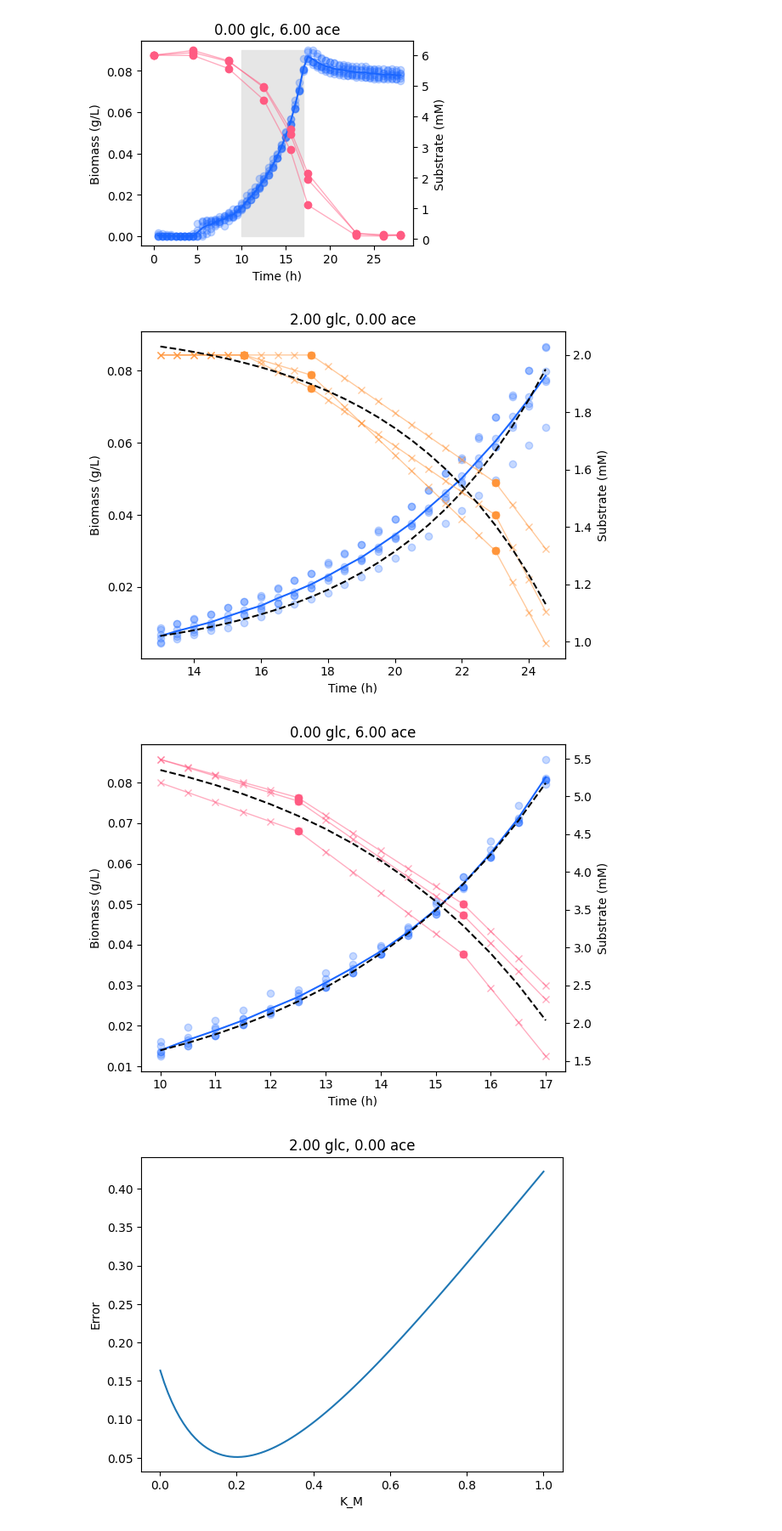
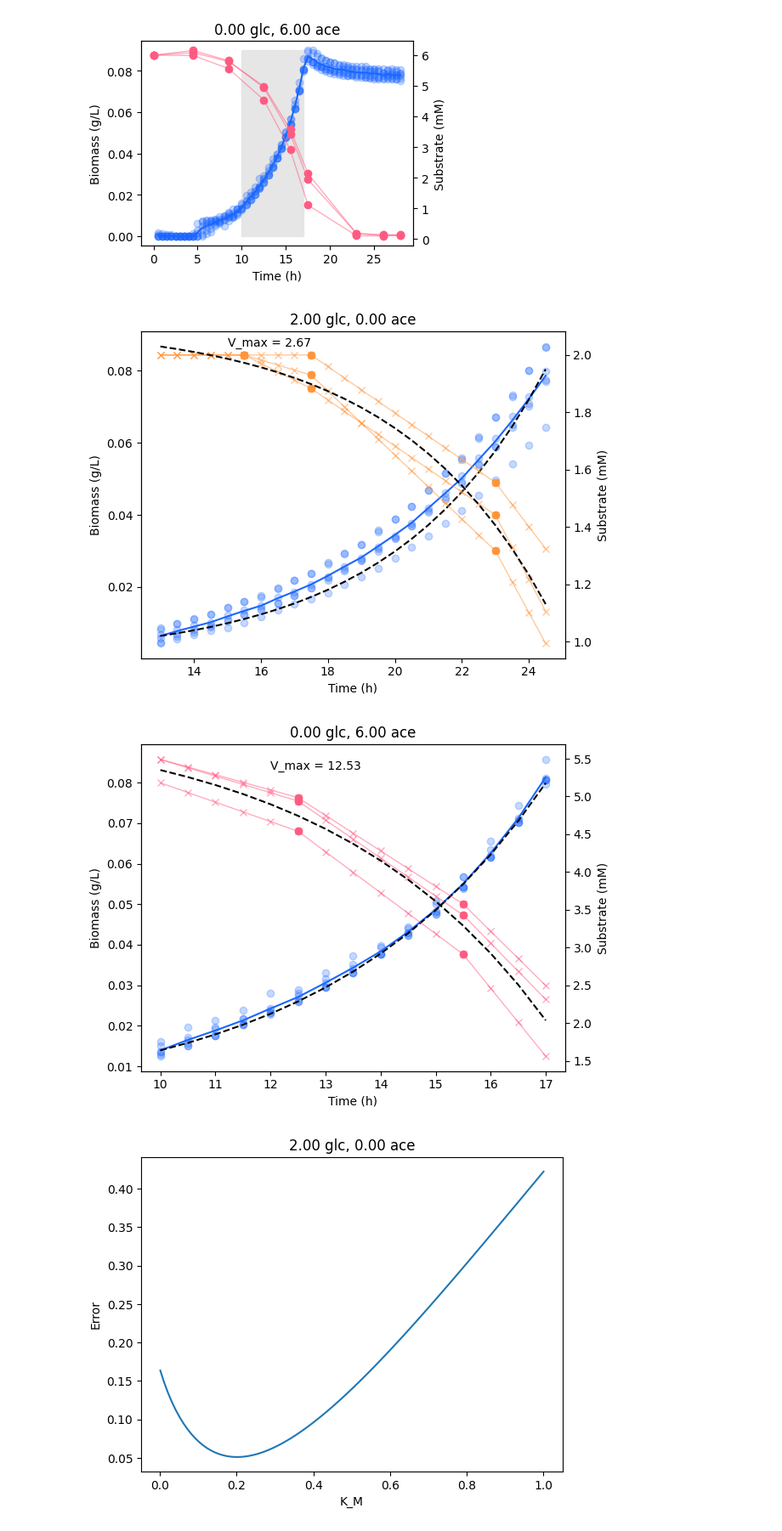
Before and after one commit to C-CoMP-STC/rpom-fba, a Jupyter notebook: parameters/uptake_rates.ipynb, the cells around one changed output. Shown at 85% size. Drawn from its saved outputs; the diff is of its cells as text; code cells hidden in the pictures.

```diff
--- a/parameters/uptake_rates.ipynb
+++ b/parameters/uptake_rates.ipynb
@@ -202,35 +202,36 @@ for (g, a), dat in data.items():
     t_exponential = t_X_obs[exponential_region]
     X_obs_replicates = X_obs_replicates[:, exponential_region]
     t_N_exponential = t_N_obs[((t_exponential[0] < t_N_obs) & (t_N_obs < t_exponential[-1])).values]
     N_obs_replicates = N_obs_replicates[:, ((t_exponential[0] < t_N_obs) & (t_N_obs < t_exponential[-1])).values]
     N_interp = N_interp[:, exponential_region]
 
     # Fit the model
     X0 = X_obs_replicates.mean(axis=0)[0]
     mu = growth_rates[(g, a)]
     t_shifted = t_exponential - t_exponential[0]
     err = get_model_error(t_shifted, N_interp.mean(axis=0), X0, mu)
     sol = minimize(lambda x: err(*x), [N_interp.mean(axis=0)[0], 1])
     # err = get_model_error_integ(t_N_exponential, N_interp.mean(axis=0), X_obs_replicates.mean(axis=0))
     # sol = minimize(lambda x: err(*x), [N_interp.mean(axis=0)[0], 1])
     N0, k = sol.x
     V_maxes[(g, a)] = k
 
     # Plot raw data
     fig, ax = plt.subplots()
     _, ax2 = plot_data(ax, t_exponential, X_obs_replicates, t_N_exponential, N_obs_replicates, N_color = C_GLUCOSE if g > 0 else C_ACETATE, lw=0)
     ax2.plot(t_exponential, N_interp.T, color=C_GLUCOSE if g > 0 else C_ACETATE, lw=1, alpha=0.5, marker="x")
     ax.set_title(f"{g.magnitude:.2f} glc, {a.magnitude:.2f} ace")
 
     # Plot the model
     model_fit = N0 - k * X0 * (np.exp(mu * t_shifted) - 1) / mu
     ax.plot(t_exponential, X0 * np.exp(mu * t_shifted), color="k", linestyle="--")
     ax2.plot(t_exponential, model_fit, color="k", linestyle="--")
+    ax2.text(t_exponential[0] + 2, N0, f"V_max = {k:.2f}", horizontalalignment="left")
 
     fig.tight_layout()
 # %% [output]
-[figure, old version]
+[figure, new version]
-[figure, old version]
+[figure, new version]
 # %%
 # Before running the final fitting, we plot the error as a function of K_M
 # to make sure the fitting works properly.
```
Also changed, not shown: parts of 2 cells of this notebook, 4 other files.
